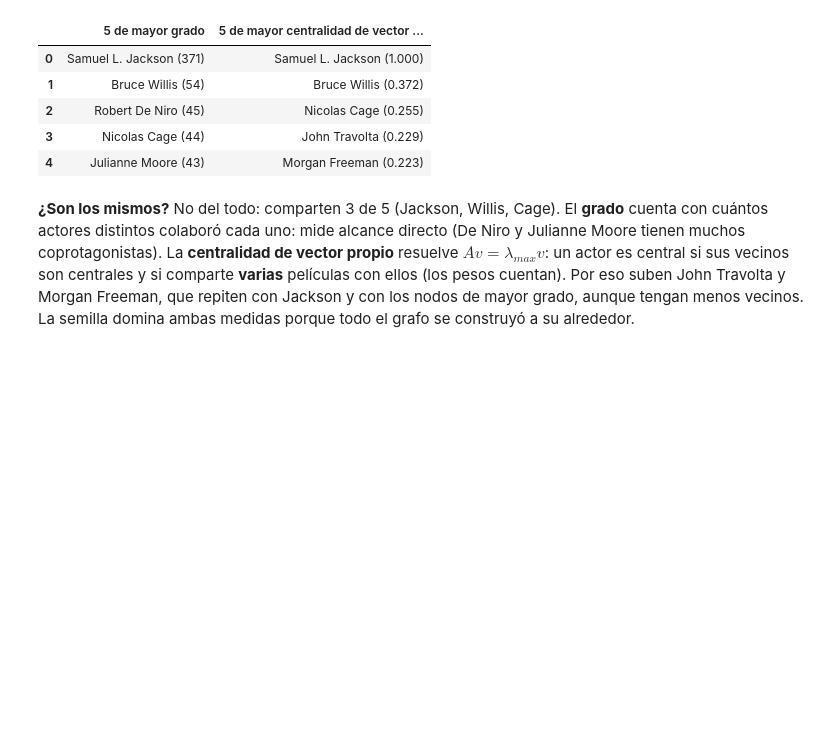
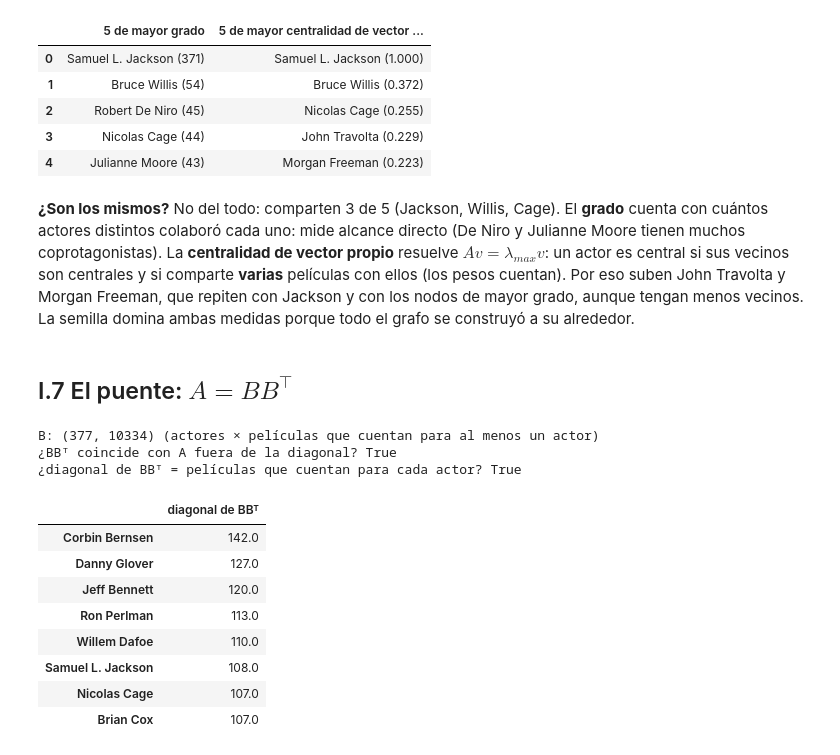
Before and after one commit to pabloflores465/grafo-colaboracion-samuel-l-jackson, a Jupyter notebook: grafo_colaboracion.ipynb, the cells around one changed output. Drawn from its saved outputs; the diff is of its cells as text; code cells hidden in the pictures; blank space fills up the shorter version.

```diff
--- a/grafo_colaboracion.ipynb
+++ b/grafo_colaboracion.ipynb
@@ -446,3 +446,33 @@ distintos colaboró cada uno: mide alcance directo (De Niro y Julianne Moore tie
 de vector propio** resuelve $Av=\lambda_{max}v$: un actor es central si sus vecinos son centrales y si comparte **varias**
 películas con ellos (los pesos cuentan). Por eso suben John Travolta y Morgan Freeman, que repiten con Jackson y con los
 nodos de mayor grado, aunque tengan menos vecinos. La semilla domina ambas medidas porque todo el grafo se construyó a su alrededor.
+# %% [markdown]
+## I.7 El puente: $A = BB^\top$
+# %%
+pelis_B = sorted(nodos_por_peli)
+col = {p: j for j, p in enumerate(pelis_B)}
+B = np.zeros((len(ids), len(pelis_B)))
+for i, n in enumerate(ids):
+    for pid in cuenta_para[n]:
+        B[i, col[pid]] = 1
+BBt = B @ B.T
+fuera = ~np.eye(len(ids), dtype=bool)
+print("B:", B.shape, "(actores × películas que cuentan para al menos un actor)")
+print("¿BBᵀ coincide con A fuera de la diagonal?", np.array_equal(BBt[fuera], A[fuera]))
+diag = pd.Series(np.diag(BBt), index=nombre).sort_values(ascending=False)
+print("¿diagonal de BBᵀ = películas que cuentan para cada actor?",
+      all(np.diag(BBt)[i] == len(cuenta_para[n]) for i, n in enumerate(ids)))
+diag.head(8).to_frame("diagonal de BBᵀ")
+# %% [output]
+B: (377, 10334) (actores × películas que cuentan para al menos un actor)
+¿BBᵀ coincide con A fuera de la diagonal? True
+¿diagonal de BBᵀ = películas que cuentan para cada actor? True
+|  | diagonal de BBᵀ |
+| Corbin Bernsen | 142.0 |
+| Danny Glover | 127.0 |
+| Jeff Bennett | 120.0 |
+| Ron Perlman | 113.0 |
+| Willem Dafoe | 110.0 |
+| Samuel L. Jackson | 108.0 |
+| Nicolas Cage | 107.0 |
+| Brian Cox | 107.0 |
```
Also changed, not shown: parts of 2 cells of this notebook, 1 other file.
